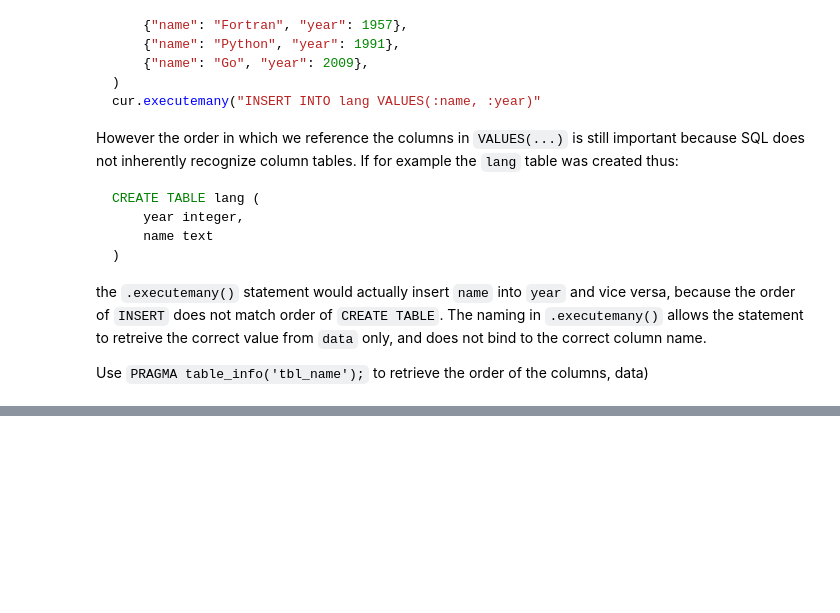
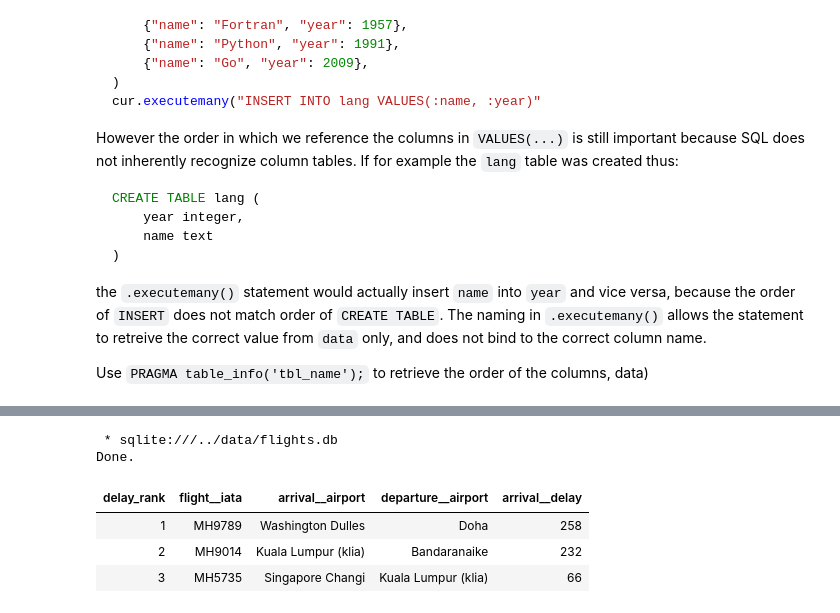
Before and after one commit to vykuang/mh-flight-logs, a Jupyter notebook: notebooks/sqlite.ipynb, the cells around one changed output, grey strips where cells are left out. Saved outputs shown, nothing was run; the diff lists cells and outputs as text; code cells hidden in the pictures; blank space fills up the shorter version.

```diff
--- a/notebooks/sqlite.ipynb
+++ b/notebooks/sqlite.ipynb
@@ -610,0 +663,28 @@ Use `PRAGMA table_info('tbl_name');` to retrieve the order of the columns, data)
+# %%
+%%sql
+SELECT
+     ROW_NUMBER() OVER (ORDER BY CAST(arrival__delay AS INTEGER) DESC) delay_rank,
+     flight__iata,
+     REPLACE(
+     REPLACE(
+     REPLACE(arrival__airport, ' International Airport', ''),
+     ' International', ''),
+     ' Airport', '') AS arrival__airport,
+     REPLACE(
+     REPLACE(
+     REPLACE(departure__airport, ' International Airport', ''),
+     ' International', ''),
+     ' Airport', '') AS departure__airport,
+     arrival__delay
+ FROM import_flight_records
+ WHERE DATE(arrival__scheduled) = '2023-10-12'
+ AND arrival__delay IS NOT NULL
+ ORDER BY delay_rank
+ LIMIT 3;
+# %% [output]
+ * sqlite:///../data/flights.db
+Done.
+| delay_rank | flight__iata | arrival__airport | departure__airport | arrival__delay |
+| 1 | MH9789 | Washington Dulles | Doha | 258 |
+| 2 | MH9014 | Kuala Lumpur (klia) | Bandaranaike | 232 |
+| 3 | MH5735 | Singapore Changi | Kuala Lumpur (klia) | 66 |
```
Also changed, not shown: parts of 26 cells of this notebook, 4 other files.
